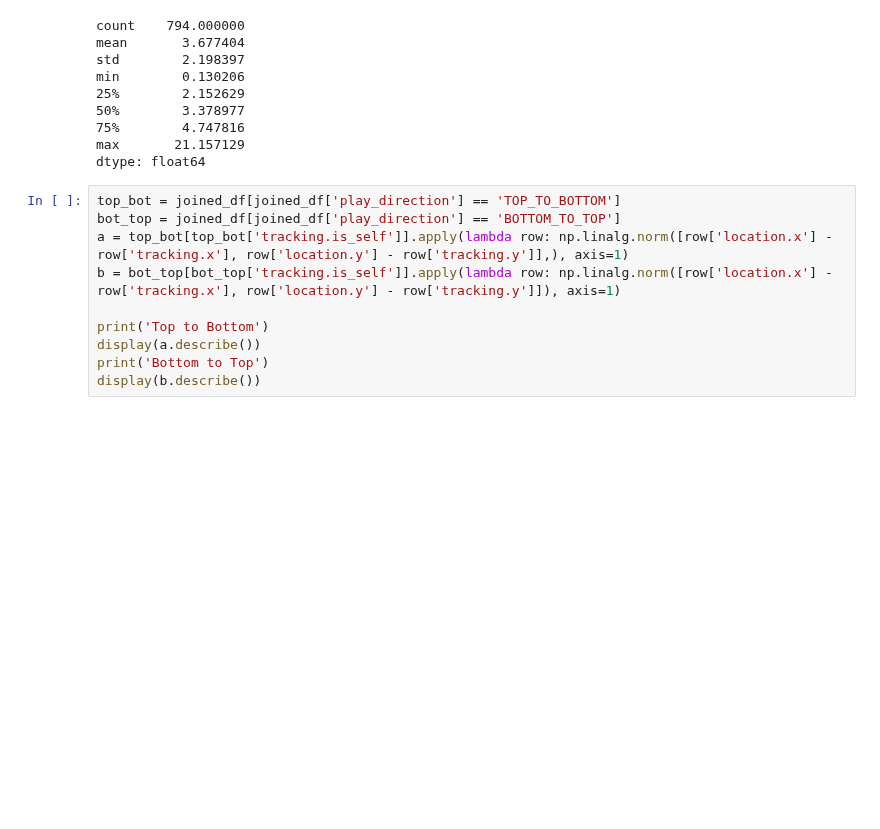
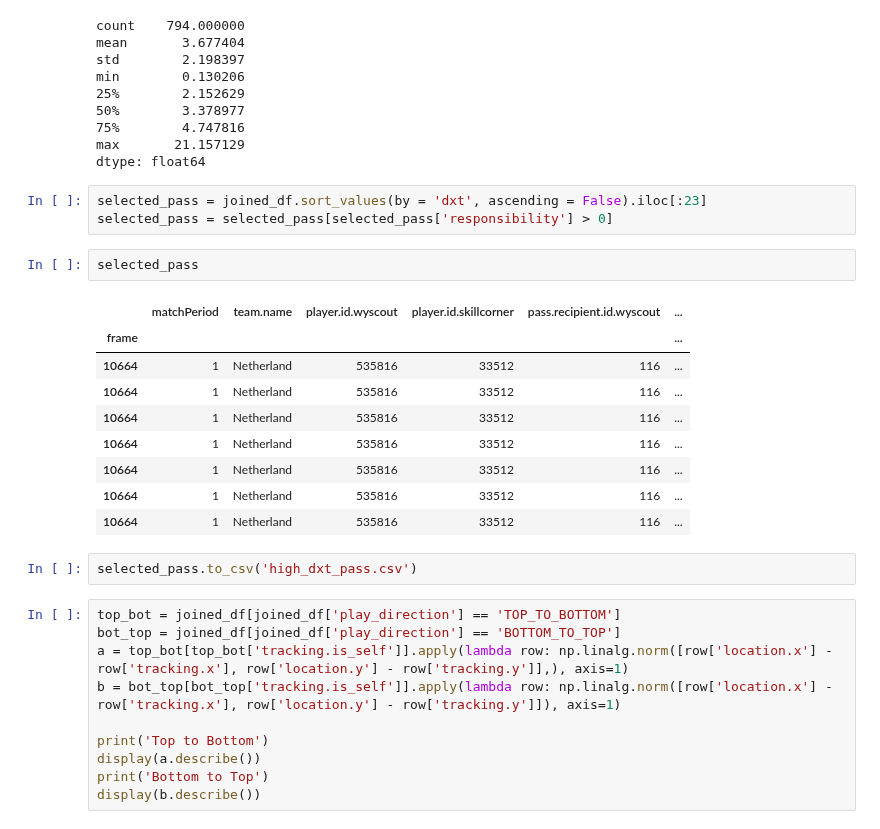
Before and after one commit to ariskoutris/defensive-passing-networks, a Jupyter notebook: src/notebooks/pass_tables.ipynb, the cells around one changed output. Saved outputs shown, nothing was run; the diff lists cells and outputs as text; blank space fills up the shorter version.

```diff
--- a/src/notebooks/pass_tables.ipynb
+++ b/src/notebooks/pass_tables.ipynb
@@ -398,6 +402,23 @@ min        0.130206
 75%        4.747816
 max       21.157129
 dtype: float64
+# %%
+selected_pass = joined_df.sort_values(by = 'dxt', ascending = False).iloc[:23]
+selected_pass = selected_pass[selected_pass['responsibility'] > 0]
+# %%
+selected_pass
+# %% [output]
+|  | matchPeriod | team.name | player.id.wyscout | player.id.skillcorner | pass.recipient.id.wyscout | ... |
+| frame |  |  |  |  |  | ... |
+| 10664 | 1 | Netherland | 535816 | 33512 | 116 | ... |
+| 10664 | 1 | Netherland | 535816 | 33512 | 116 | ... |
+| 10664 | 1 | Netherland | 535816 | 33512 | 116 | ... |
+| 10664 | 1 | Netherland | 535816 | 33512 | 116 | ... |
+| 10664 | 1 | Netherland | 535816 | 33512 | 116 | ... |
+| 10664 | 1 | Netherland | 535816 | 33512 | 116 | ... |
+| 10664 | 1 | Netherland | 535816 | 33512 | 116 | ... |
+# %%
+selected_pass.to_csv('high_dxt_pass.csv')
 # %%
 top_bot = joined_df[joined_df['play_direction'] == 'TOP_TO_BOTTOM']
 bot_top = joined_df[joined_df['play_direction'] == 'BOTTOM_TO_TOP']
```
Also changed, not shown: parts of 5 cells of this notebook, 13 other files.
